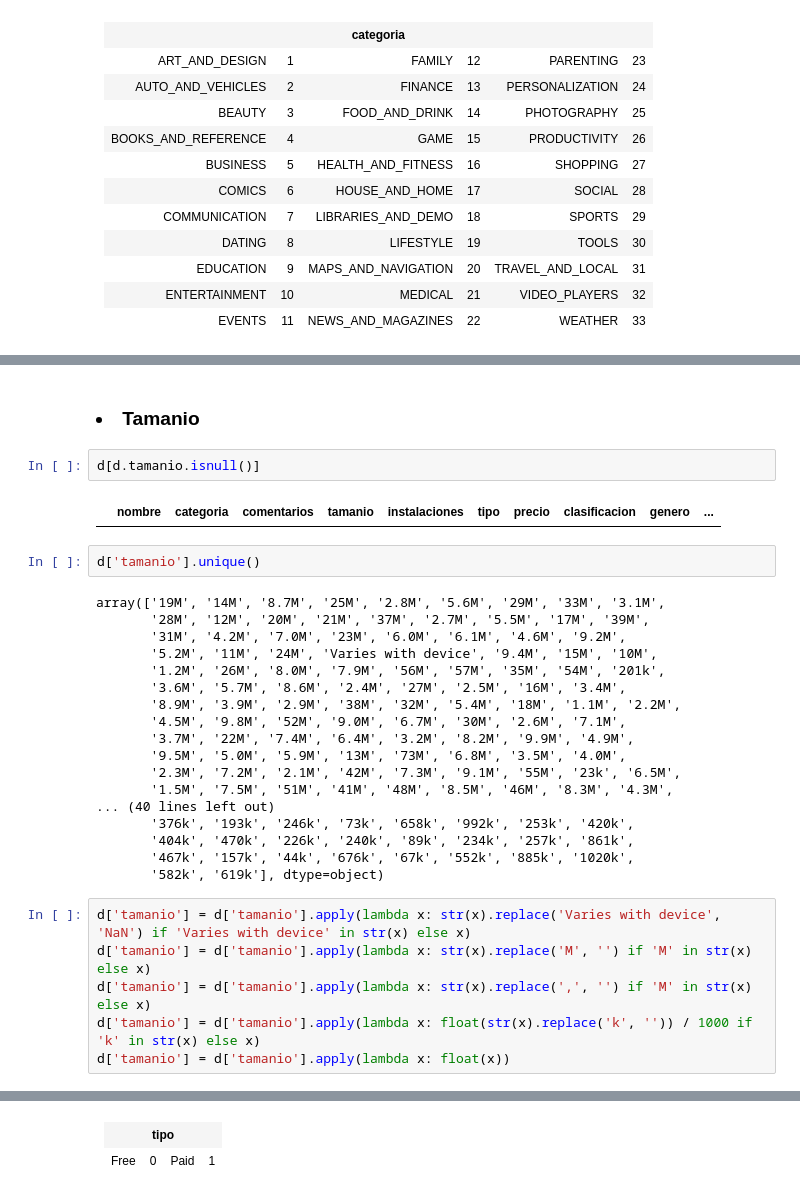
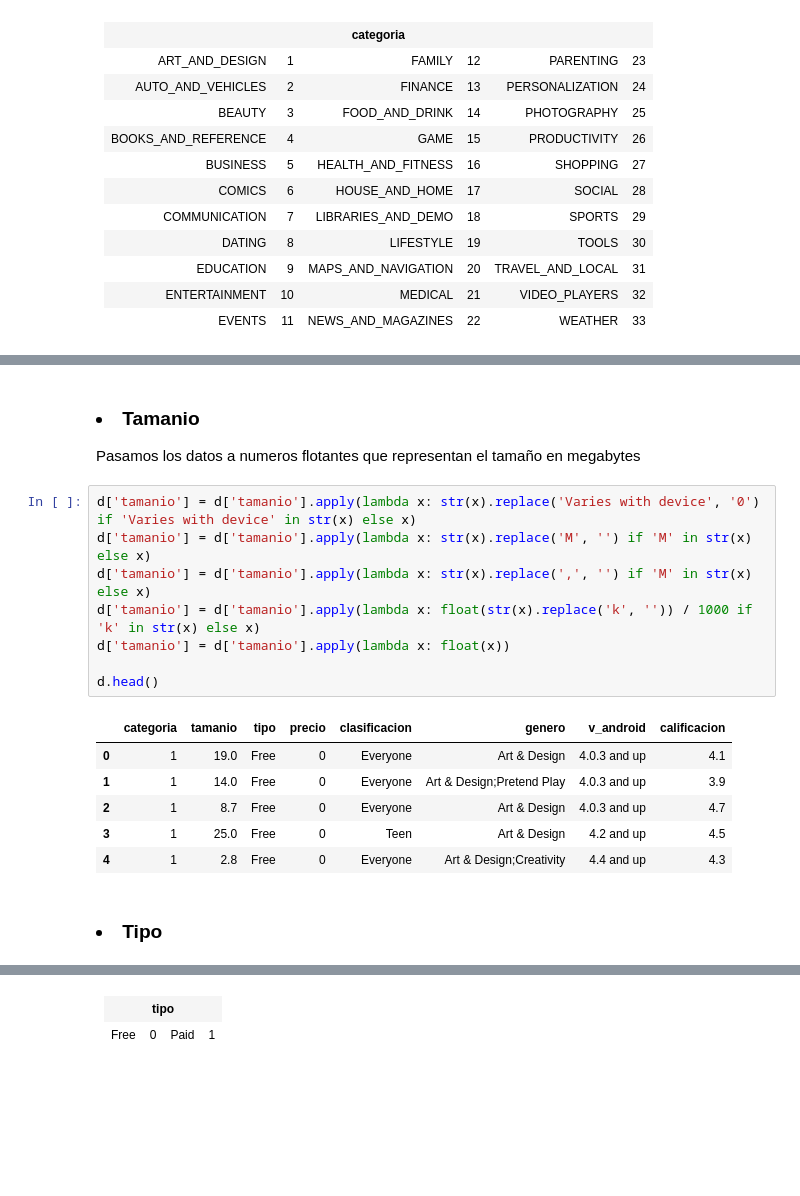
Before and after one commit to OscarAnCorzo/precalificador_apps, a Jupyter notebook: notebook/proyecto.ipynb, the cells around one changed output, grey strips where cells are left out. Saved outputs shown, nothing was run; the diff lists cells and outputs as text; blank space fills up the shorter version.

```diff
--- a/notebook/proyecto.ipynb
+++ b/notebook/proyecto.ipynb
@@ -273,32 +321,20 @@ d[d.categoria.isnull()]
+# %% [markdown]
+<h3><li>Tamanio</li></h3>
+<p> Pasamos los datos a numeros flotantes que representan el tamaño en megabytes </p>
+# %%
+d['tamanio'] = d['tamanio'].apply(lambda x: str(x).replace('Varies with device', '0') if 'Varies with device' in str(x) else x)
+d['tamanio'] = d['tamanio'].apply(lambda x: str(x).replace('M', '') if 'M' in str(x) else x)
+d['tamanio'] = d['tamanio'].apply(lambda x: str(x).replace(',', '') if 'M' in str(x) else x)
+d['tamanio'] = d['tamanio'].apply(lambda x: float(str(x).replace('k', '')) / 1000 if 'k' in str(x) else x)
+d['tamanio'] = d['tamanio'].apply(lambda x: float(x))
+
+d.head()
+# %% [output]
+|  | categoria | tamanio | tipo | precio | clasificacion | genero | v_android | calificacion |
+| 0 | 1 | 19.0 | Free | 0 | Everyone | Art & Design | 4.0.3 and up | 4.1 |
+| 1 | 1 | 14.0 | Free | 0 | Everyone | Art & Design;Pretend Play | 4.0.3 and up | 3.9 |
+| 2 | 1 | 8.7 | Free | 0 | Everyone | Art & Design | 4.0.3 and up | 4.7 |
+| 3 | 1 | 25.0 | Free | 0 | Teen | Art & Design | 4.2 and up | 4.5 |
+| 4 | 1 | 2.8 | Free | 0 | Everyone | Art & Design;Creativity | 4.4 and up | 4.3 |
 # %% [markdown]
-<h3><li>Tamanio</li></h3>
+<h3><li>Tipo</li></h3>
-# %%
-d[d.tamanio.isnull()]
-# %% [output]
-|  | nombre | categoria | comentarios | tamanio | instalaciones | tipo | precio | clasificacion | genero | ... |
-# %%
-d['tamanio'].unique()
-# %% [output]
-array(['19M', '14M', '8.7M', '25M', '2.8M', '5.6M', '29M', '33M', '3.1M',
-       '28M', '12M', '20M', '21M', '37M', '2.7M', '5.5M', '17M', '39M',
-       '31M', '4.2M', '7.0M', '23M', '6.0M', '6.1M', '4.6M', '9.2M',
-       '5.2M', '11M', '24M', 'Varies with device', '9.4M', '15M', '10M',
-       '1.2M', '26M', '8.0M', '7.9M', '56M', '57M', '35M', '54M', '201k',
-       '3.6M', '5.7M', '8.6M', '2.4M', '27M', '2.5M', '16M', '3.4M',
-       '8.9M', '3.9M', '2.9M', '38M', '32M', '5.4M', '18M', '1.1M', '2.2M',
-       '4.5M', '9.8M', '52M', '9.0M', '6.7M', '30M', '2.6M', '7.1M',
-       '3.7M', '22M', '7.4M', '6.4M', '3.2M', '8.2M', '9.9M', '4.9M',
-       '9.5M', '5.0M', '5.9M', '13M', '73M', '6.8M', '3.5M', '4.0M',
-       '2.3M', '7.2M', '2.1M', '42M', '7.3M', '9.1M', '55M', '23k', '6.5M',
-       '1.5M', '7.5M', '51M', '41M', '48M', '8.5M', '46M', '8.3M', '4.3M',
-... (40 lines left out)
-       '376k', '193k', '246k', '73k', '658k', '992k', '253k', '420k',
-       '404k', '470k', '226k', '240k', '89k', '234k', '257k', '861k',
-       '467k', '157k', '44k', '676k', '67k', '552k', '885k', '1020k',
-       '582k', '619k'], dtype=object)
-# %%
-d['tamanio'] = d['tamanio'].apply(lambda x: str(x).replace('Varies with device', 'NaN') if 'Varies with device' in str(x) else x)
-d['tamanio'] = d['tamanio'].apply(lambda x: str(x).replace('M', '') if 'M' in str(x) else x)
-d['tamanio'] = d['tamanio'].apply(lambda x: str(x).replace(',', '') if 'M' in str(x) else x)
-d['tamanio'] = d['tamanio'].apply(lambda x: float(str(x).replace('k', '')) / 1000 if 'k' in str(x) else x)
-d['tamanio'] = d['tamanio'].apply(lambda x: float(x))
```
Also changed, not shown: parts of 28 cells of this notebook.
